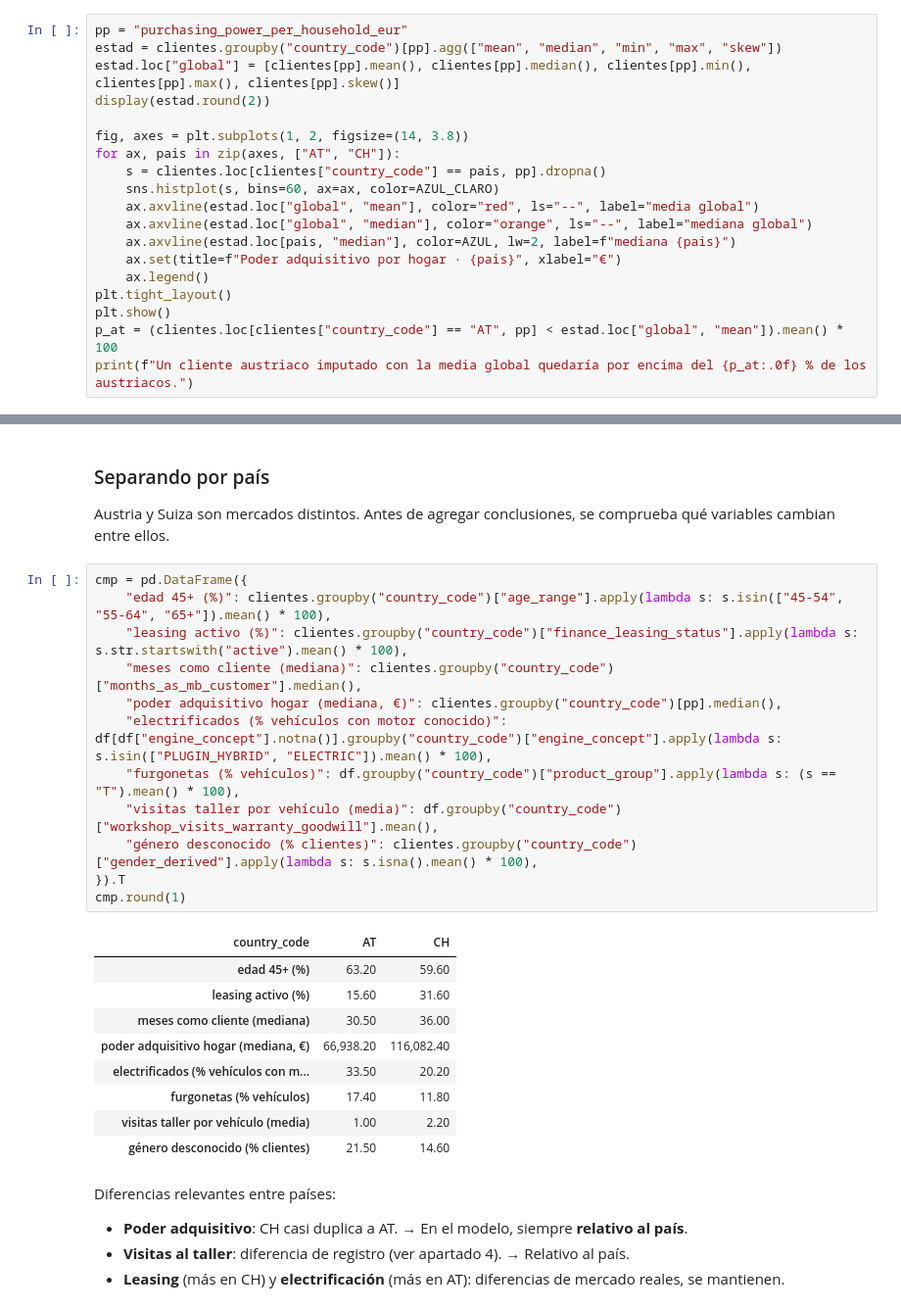
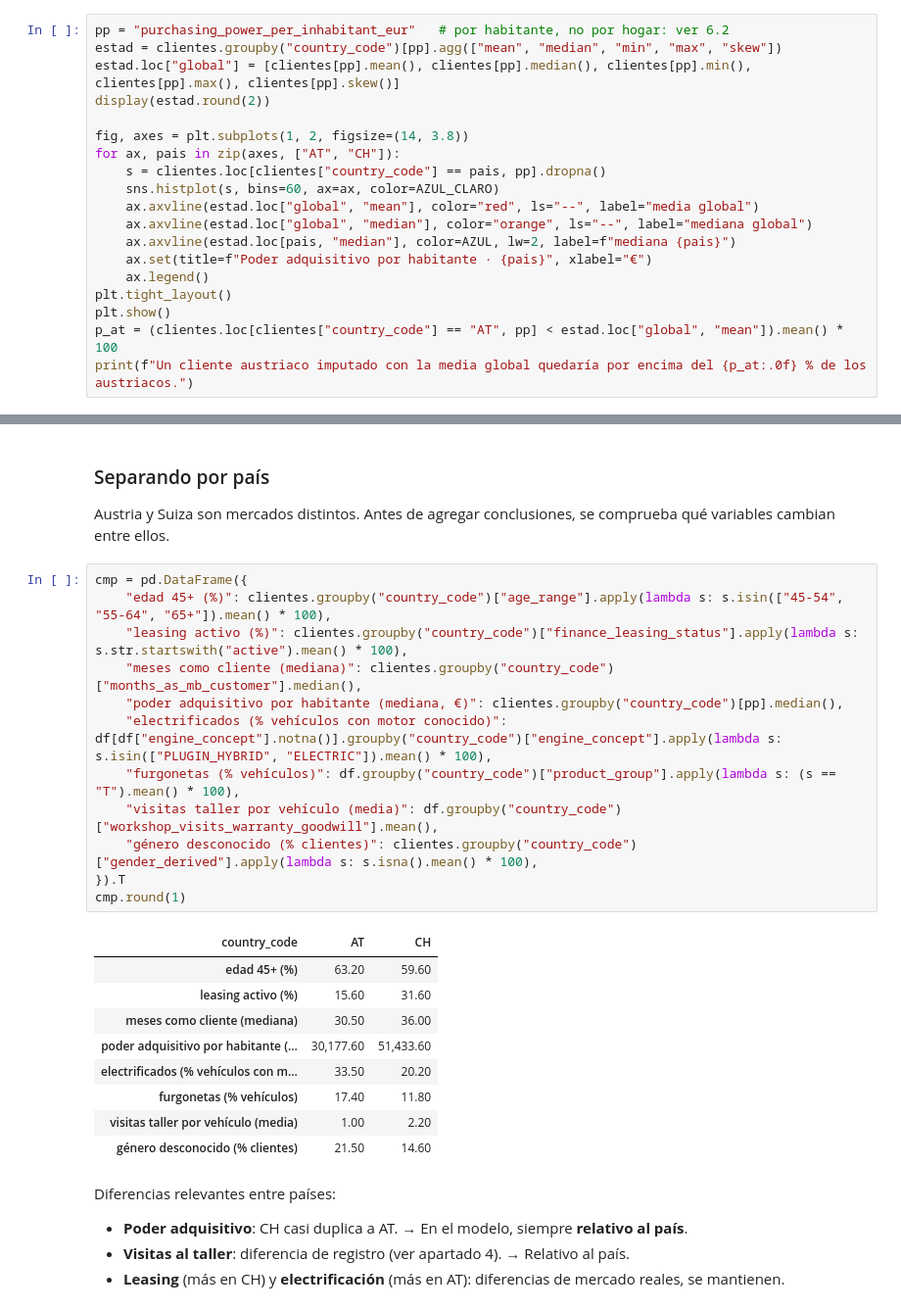
Before and after one commit to albaalibaii/Mercedes-Benz, a Jupyter notebook: Reto1_EDA.ipynb, the cells around one changed output, grey strips where cells are left out. Shown at 98% size. Saved outputs shown, nothing was run; the diff lists cells and outputs as text.

```diff
--- a/Reto1_EDA.ipynb
+++ b/Reto1_EDA.ipynb
@@ -358,5 +361,5 @@ plt.show()
 # %%
-pp = "purchasing_power_per_household_eur"
+pp = "purchasing_power_per_inhabitant_eur"   # por habitante, no por hogar: ver 6.2
 estad = clientes.groupby("country_code")[pp].agg(["mean", "median", "min", "max", "skew"])
 estad.loc["global"] = [clientes[pp].mean(), clientes[pp].median(), clientes[pp].min(), clientes[pp].max(), clientes[pp].skew()]
 display(estad.round(2))
@@ -368,7 +371,7 @@ for ax, pais in zip(axes, ["AT", "CH"]):
     ax.axvline(estad.loc["global", "mean"], color="red", ls="--", label="media global")
     ax.axvline(estad.loc["global", "median"], color="orange", ls="--", label="mediana global")
     ax.axvline(estad.loc[pais, "median"], color=AZUL, lw=2, label=f"mediana {pais}")
-    ax.set(title=f"Poder adquisitivo por hogar · {pais}", xlabel="€")
+    ax.set(title=f"Poder adquisitivo por habitante · {pais}", xlabel="€")
     ax.legend()
 plt.tight_layout()
 plt.show()
@@ -625,21 +629,21 @@ Austria y Suiza son mercados distintos. Antes de agregar conclusiones, se compru
 # %%
 cmp = pd.DataFrame({
     "edad 45+ (%)": clientes.groupby("country_code")["age_range"].apply(lambda s: s.isin(["45-54", "55-64", "65+"]).mean() * 100),
     "leasing activo (%)": clientes.groupby("country_code")["finance_leasing_status"].apply(lambda s: s.str.startswith("active").mean() * 100),
     "meses como cliente (mediana)": clientes.groupby("country_code")["months_as_mb_customer"].median(),
-    "poder adquisitivo hogar (mediana, €)": clientes.groupby("country_code")[pp].median(),
+    "poder adquisitivo por habitante (mediana, €)": clientes.groupby("country_code")[pp].median(),
     "electrificados (% vehículos con motor conocido)": df[df["engine_concept"].notna()].groupby("country_code")["engine_concept"].apply(lambda s: s.isin(["PLUGIN_HYBRID", "ELECTRIC"]).mean() * 100),
     "furgonetas (% vehículos)": df.groupby("country_code")["product_group"].apply(lambda s: (s == "T").mean() * 100),
     "visitas taller por vehículo (media)": df.groupby("country_code")["workshop_visits_warranty_goodwill"].mean(),
     "género desconocido (% clientes)": clientes.groupby("country_code")["gender_derived"].apply(lambda s: s.isna().mean() * 100),
 }).T
 cmp.round(1)
 # %% [output]
 | country_code | AT | CH |
 | edad 45+ (%) | 63.20 | 59.60 |
 | leasing activo (%) | 15.60 | 31.60 |
 | meses como cliente (mediana) | 30.50 | 36.00 |
-| poder adquisitivo hogar (mediana, €) | 66,938.20 | 116,082.40 |
+| poder adquisitivo por habitante (... | 30,177.60 | 51,433.60 |
 | electrificados (% vehículos con m... | 33.50 | 20.20 |
 | furgonetas (% vehículos) | 17.40 | 11.80 |
 | visitas taller por vehículo (media) | 1.00 | 2.20 |
```
Also changed, not shown: parts of 35 cells of this notebook, 14 other files.
